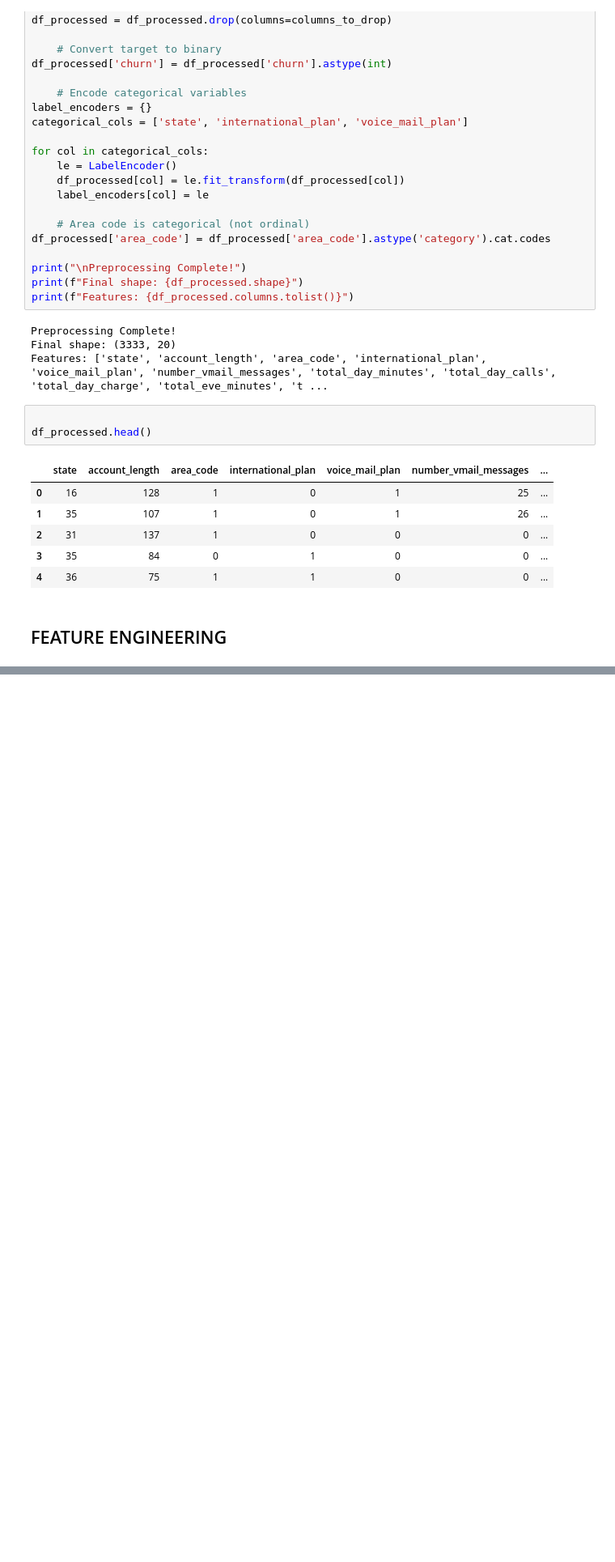
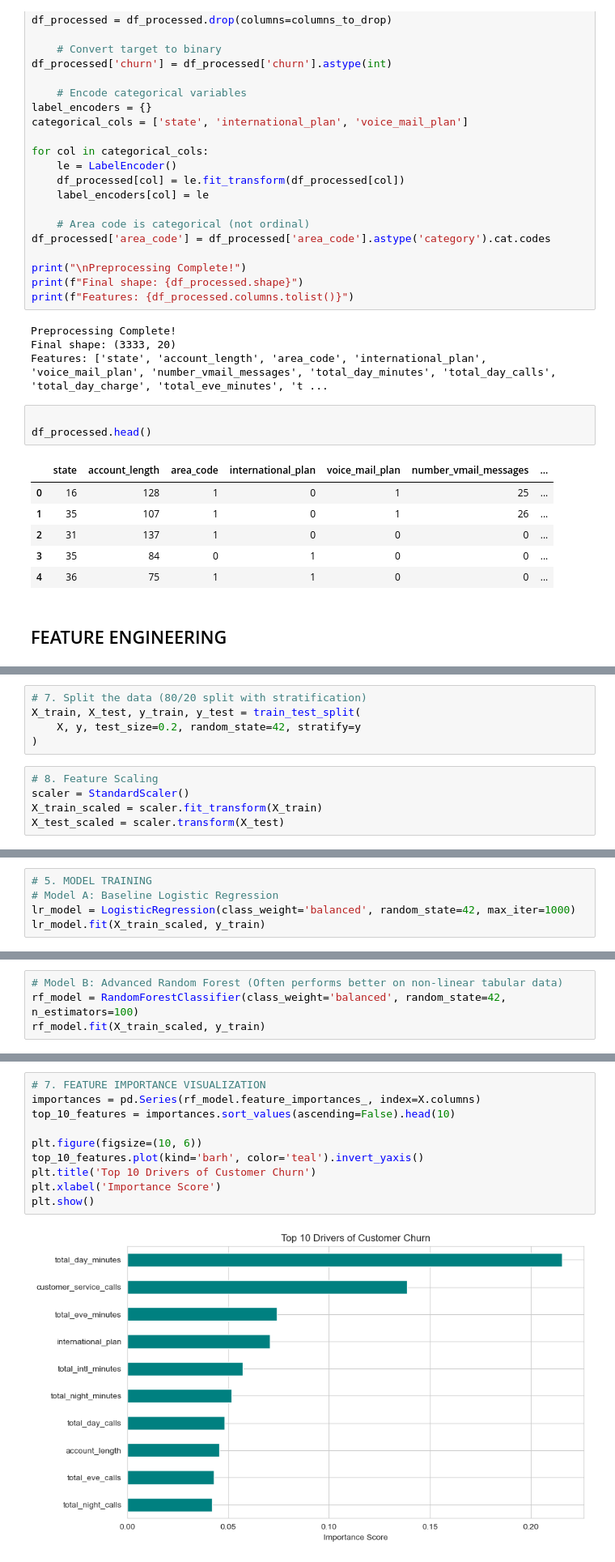
Before and after one commit to Laban-leploote/Telecom-Customer-Churn-Prediction, a Jupyter notebook: analysis.ipynb, the cells around one changed output, grey strips where cells are left out. Shown at 81% size. Cells and saved outputs as stored; diff of their text form; blank space fills up the shorter version.

Commit message:
Modelling

```diff
--- a/analysis.ipynb
+++ b/analysis.ipynb
@@ -579,0 +524,10 @@ dtype: object
+# %%
+# 7. Split the data (80/20 split with stratification)
+X_train, X_test, y_train, y_test = train_test_split(
+    X, y, test_size=0.2, random_state=42, stratify=y
+)
+# %%
+# 8. Feature Scaling
+scaler = StandardScaler()
+X_train_scaled = scaler.fit_transform(X_train)
+X_test_scaled = scaler.transform(X_test)
@@ -579,0 +544,5 @@ dtype: object
+# %%
+# 5. MODEL TRAINING
+# Model A: Baseline Logistic Regression
+lr_model = LogisticRegression(class_weight='balanced', random_state=42, max_iter=1000)
+lr_model.fit(X_train_scaled, y_train)
@@ -579,0 +551,4 @@ dtype: object
+# %%
+# Model B: Advanced Random Forest (Often performs better on non-linear tabular data)
+rf_model = RandomForestClassifier(class_weight='balanced', random_state=42, n_estimators=100)
+rf_model.fit(X_train_scaled, y_train)
@@ -579,0 +597,12 @@ dtype: object
+# %%
+# 7. FEATURE IMPORTANCE VISUALIZATION
+importances = pd.Series(rf_model.feature_importances_, index=X.columns)
+top_10_features = importances.sort_values(ascending=False).head(10)
+
+plt.figure(figsize=(10, 6))
+top_10_features.plot(kind='barh', color='teal').invert_yaxis()
+plt.title('Top 10 Drivers of Customer Churn')
+plt.xlabel('Importance Score')
+plt.show()
+# %% [output]
+[figure, added]
```
Also changed, not shown: parts of 24 cells of this notebook.
